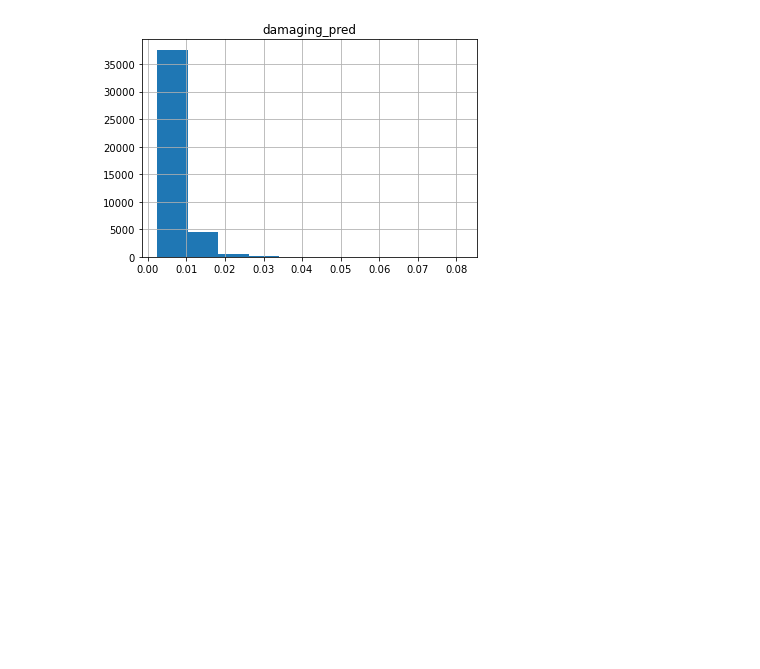
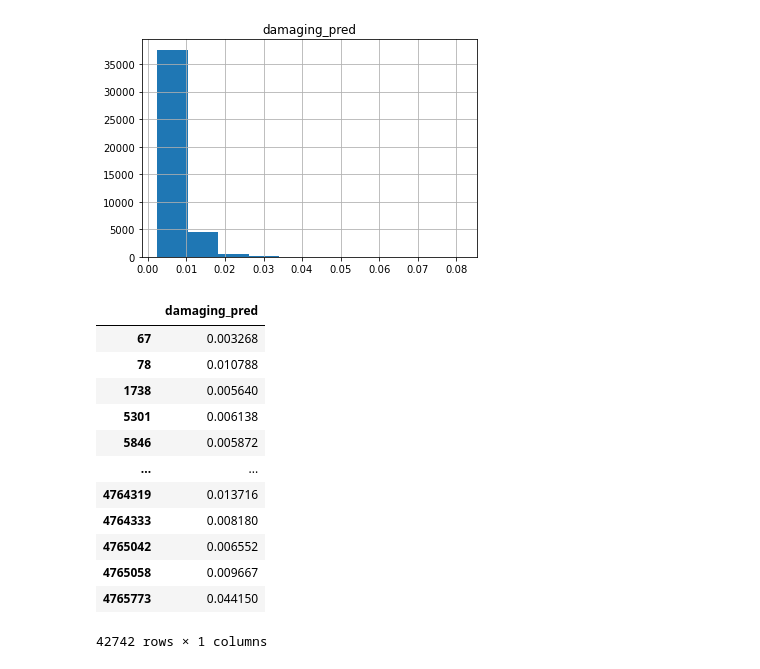
Before and after one commit to levon003/wiki-ores-feedback, a Jupyter notebook: reu2021/analysis_abby.ipynb, the cells around one changed output. Cells and saved outputs as stored; diff of their text form; code cells hidden in the pictures; blank space fills up the shorter version.

```diff
--- a/reu2021/analysis_abby.ipynb
+++ b/reu2021/analysis_abby.ipynb
@@ -156,3 +156,19 @@ dfcydebot_damaging_score.hist()
 # %% [output]
 array([[<AxesSubplot:title={'center':'damaging_pred'}>]], dtype=object)
 [figure]
+# %%
+dfcydebot_damaging_score
+# %% [output]
+|  | damaging_pred |
+| 67 | 0.003268 |
+| 78 | 0.010788 |
+| 1738 | 0.005640 |
+| 5301 | 0.006138 |
+| 5846 | 0.005872 |
+| ... | ... |
+| 4764319 | 0.013716 |
+| 4764333 | 0.008180 |
+| 4765042 | 0.006552 |
+| 4765058 | 0.009667 |
+| 4765773 | 0.044150 |
+42742 rows × 1 columns
```
